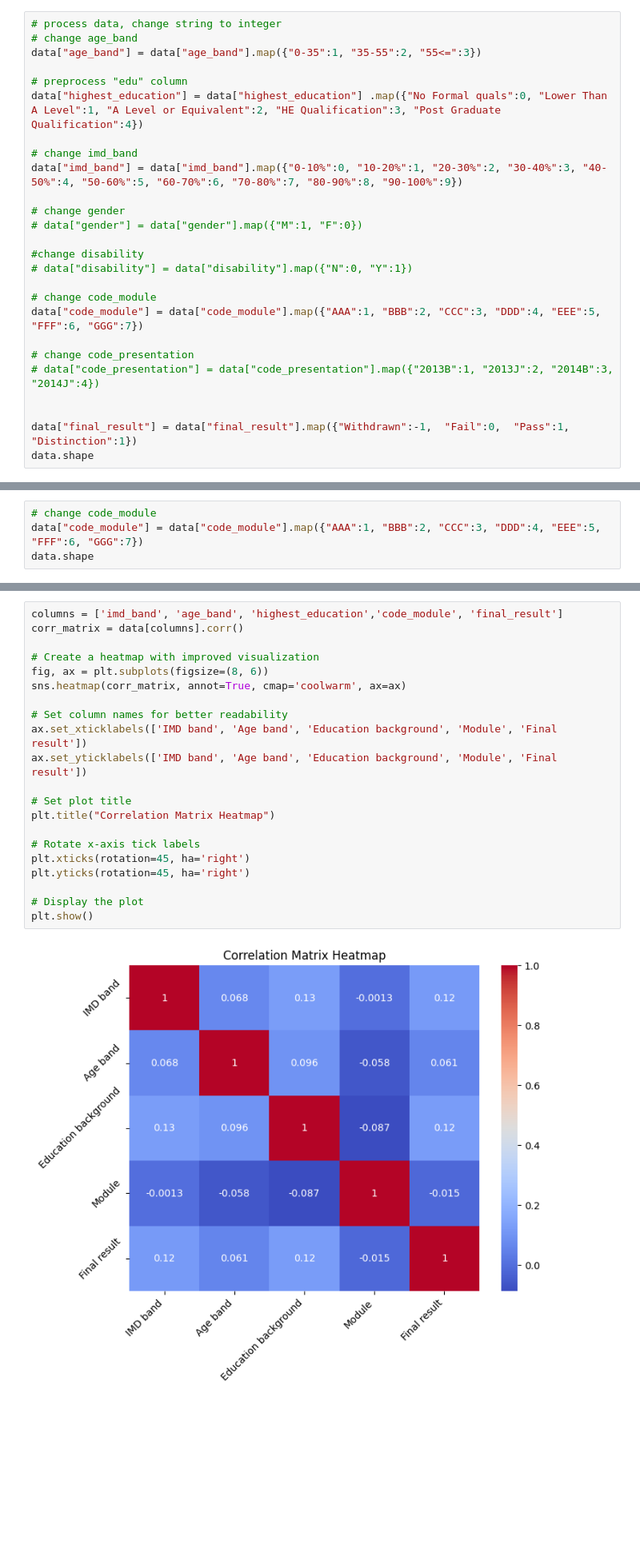
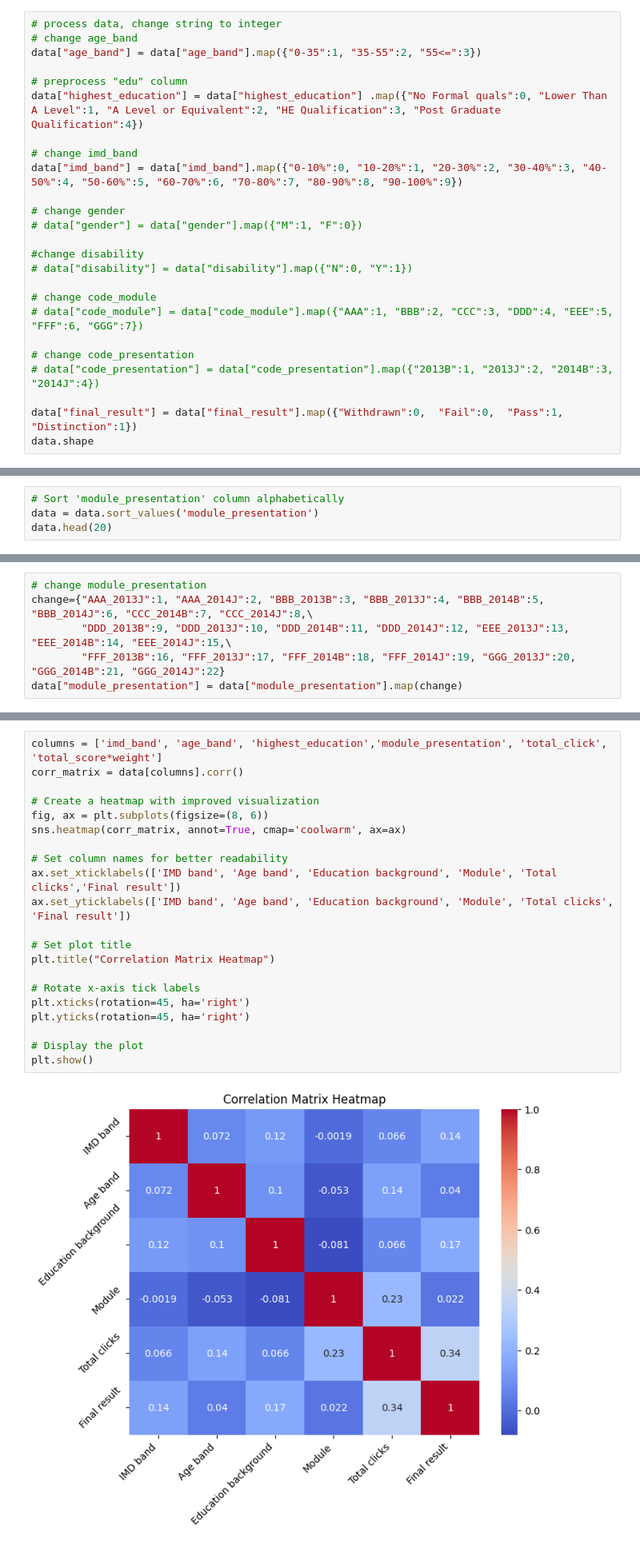
Before and after one commit to Miranda-Bai/PersonalizedLearningContent, a Jupyter notebook: improveVisual.ipynb, the cells around one changed output, grey strips where cells are left out. Shown at 80% size. Saved outputs shown, nothing was run; the diff lists cells and outputs as text; blank space fills up the shorter version.

```diff
--- a/improveVisual.ipynb
+++ b/improveVisual.ipynb
@@ -173,12 +205,11 @@ data["imd_band"] = data["imd_band"].map({"0-10%":0, "10-20%":1, "20-30%":2, "30-
 # data["disability"] = data["disability"].map({"N":0, "Y":1})
 
 # change code_module
-data["code_module"] = data["code_module"].map({"AAA":1, "BBB":2, "CCC":3, "DDD":4, "EEE":5, "FFF":6, "GGG":7})
+# data["code_module"] = data["code_module"].map({"AAA":1, "BBB":2, "CCC":3, "DDD":4, "EEE":5, "FFF":6, "GGG":7})
 
 # change code_presentation
 # data["code_presentation"] = data["code_presentation"].map({"2013B":1, "2013J":2, "2014B":3, "2014J":4})
 
-
-data["final_result"] = data["final_result"].map({"Withdrawn":-1,  "Fail":0,  "Pass":1, "Distinction":1})
+data["final_result"] = data["final_result"].map({"Withdrawn":0,  "Fail":0,  "Pass":1, "Distinction":1})
 data.shape
 # %% [output]
@@ -186,4 +216,0 @@ data.shape
-# %%
-# change code_module
-data["code_module"] = data["code_module"].map({"AAA":1, "BBB":2, "CCC":3, "DDD":4, "EEE":5, "FFF":6, "GGG":7})
-data.shape
@@ -191,0 +217,4 @@ data.shape
+# %%
+# Sort 'module_presentation' column alphabetically
+data = data.sort_values('module_presentation')
+data.head(20)
@@ -191,0 +263,6 @@ data.shape
+# %%
+# change module_presentation
+change={"AAA_2013J":1, "AAA_2014J":2, "BBB_2013B":3, "BBB_2013J":4, "BBB_2014B":5, "BBB_2014J":6, "CCC_2014B":7, "CCC_2014J":8,\
+        "DDD_2013B":9, "DDD_2013J":10, "DDD_2014B":11, "DDD_2014J":12, "EEE_2013J":13, "EEE_2014B":14, "EEE_2014J":15,\
+        "FFF_2013B":16, "FFF_2013J":17, "FFF_2014B":18, "FFF_2014J":19, "GGG_2013J":20, "GGG_2014B":21, "GGG_2014J":22}
+data["module_presentation"] = data["module_presentation"].map(change)
@@ -192,23 +289,23 @@ data.shape
 # %%
-columns = ['imd_band', 'age_band', 'highest_education','code_module', 'final_result']
+columns = ['imd_band', 'age_band', 'highest_education','module_presentation', 'total_click', 'total_score*weight']
 corr_matrix = data[columns].corr()
 
 # Create a heatmap with improved visualization
 fig, ax = plt.subplots(figsize=(8, 6))
 sns.heatmap(corr_matrix, annot=True, cmap='coolwarm', ax=ax)
 
 # Set column names for better readability
-ax.set_xticklabels(['IMD band', 'Age band', 'Education background', 'Module', 'Final result'])
-ax.set_yticklabels(['IMD band', 'Age band', 'Education background', 'Module', 'Final result'])
+ax.set_xticklabels(['IMD band', 'Age band', 'Education background', 'Module', 'Total clicks','Final result'])
+ax.set_yticklabels(['IMD band', 'Age band', 'Education background', 'Module', 'Total clicks', 'Final result'])
 
 # Set plot title
 plt.title("Correlation Matrix Heatmap")
 
 # Rotate x-axis tick labels
 plt.xticks(rotation=45, ha='right')
 plt.yticks(rotation=45, ha='right')
 
 # Display the plot
 plt.show()
 # %% [output]
-[figure, old version]
+[figure, new version]
```
Also changed, not shown: parts of 16 cells of this notebook, 5 other files.
